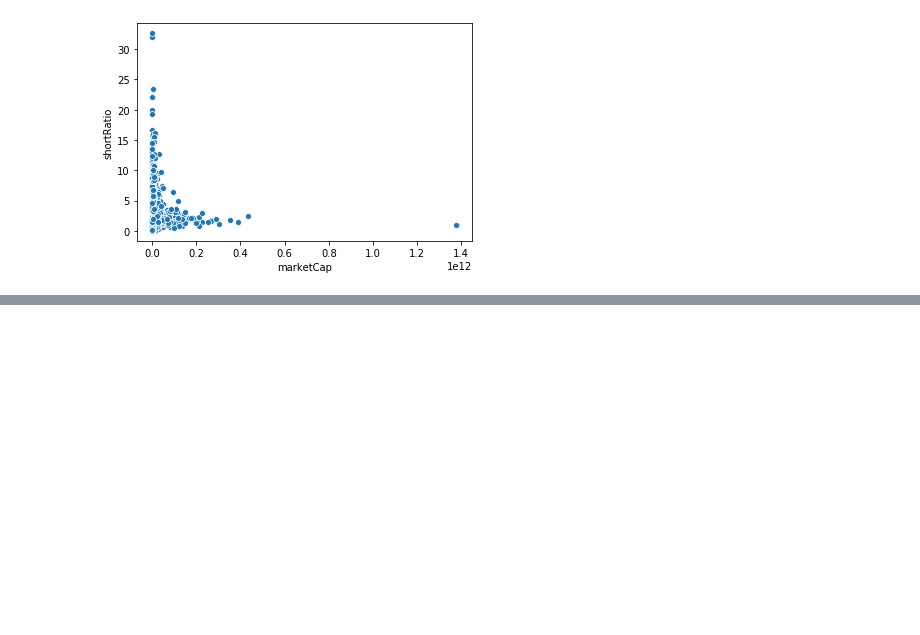
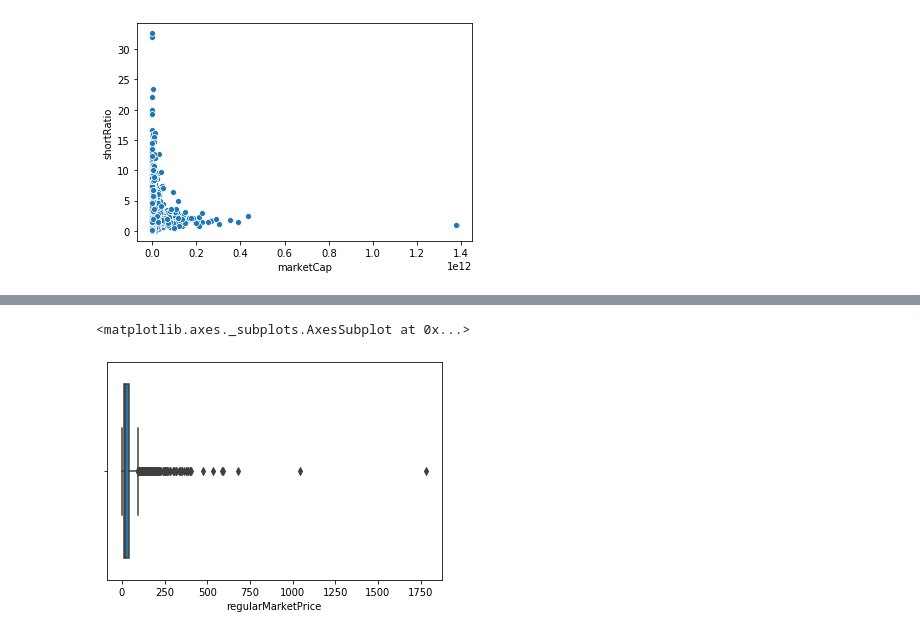
Before and after one commit to ipatel467/Stock-Market-Analysis, a Jupyter notebook: StocksP2.ipynb, the cells around one changed output, grey strips where cells are left out. Drawn from its saved outputs; the diff is of its cells as text; code cells hidden in the pictures; blank space fills up the shorter version.

```diff
--- a/StocksP2.ipynb
+++ b/StocksP2.ipynb
@@ -93,0 +126,5 @@ sns.scatterplot(data = div_df,x=div_df['marketCap'],y=div_df['shortRatio'])
+# %%
+sns.boxplot(x= div_df['regularMarketPrice'])
+# %% [output]
+<matplotlib.axes._subplots.AxesSubplot at 0x...>
+[figure, added]
```
Also changed, not shown: parts of 10 cells of this notebook.
